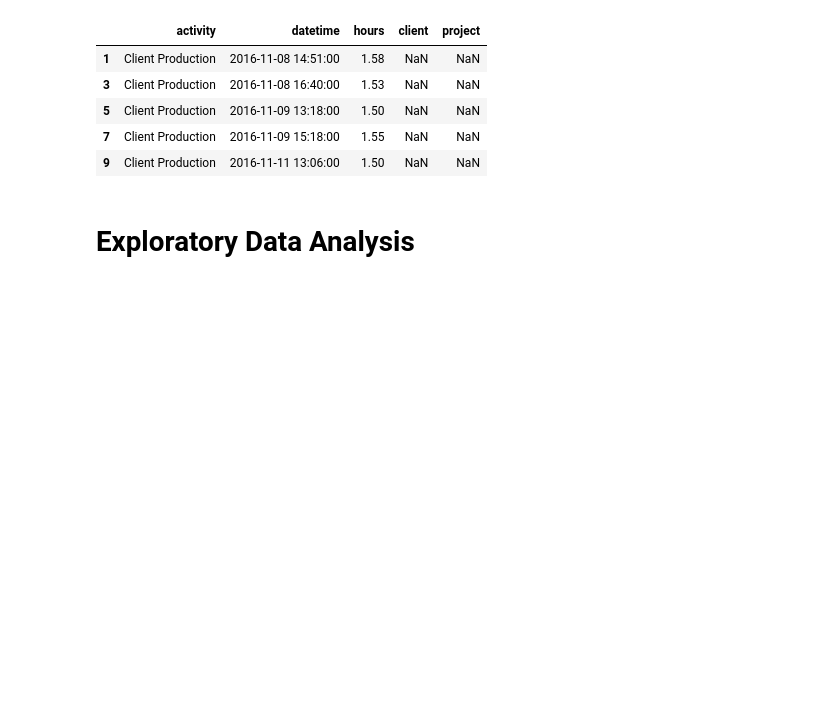
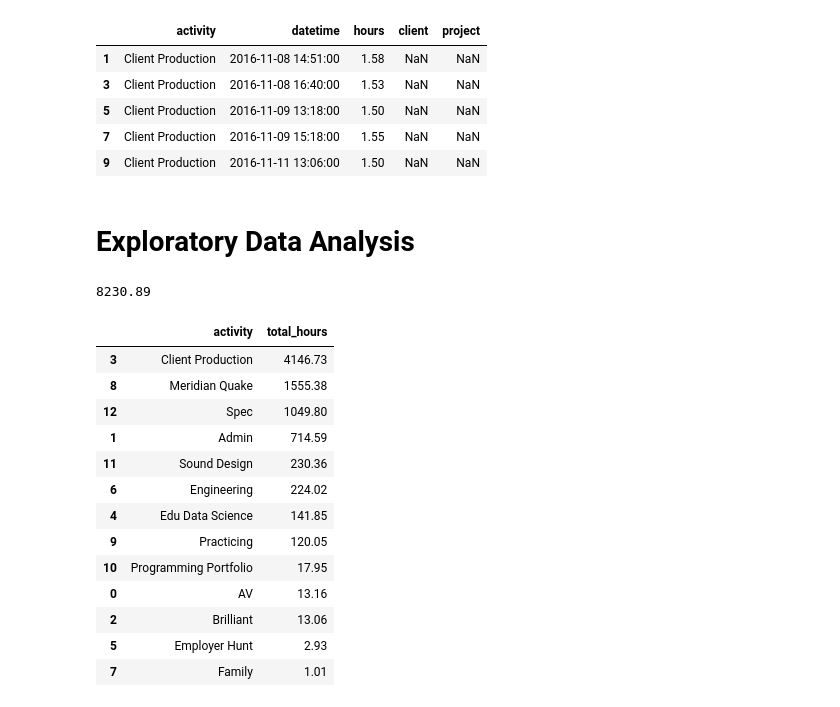
Before and after one commit to awkwardarm/Portfolio-Projects, a Jupyter notebook: TRYBA Time Trackign Analysis.ipynb, the cells around one changed output. Cells and saved outputs as stored; diff of their text form; code cells hidden in the pictures; blank space fills up the shorter version.

```diff
--- a/TRYBA Time Trackign Analysis.ipynb
+++ b/TRYBA Time Trackign Analysis.ipynb
@@ -40,3 +39,27 @@ time_tracking.head()
 | 9 | Client Production | 2016-11-11 13:06:00 | 1.50 | NaN | NaN |
 # %% [markdown]
 # Exploratory Data Analysis
+# %%
+total_hours = time_tracking['hours'].sum()
+print(total_hours)
+# %% [output]
+8230.89
+# %%
+activity_total_hours = time_tracking.groupby('activity').hours.sum().reset_index(name='total_hours')
+activity_total_hours = activity_total_hours.sort_values(by='total_hours', ascending=False)
+activity_total_hours.head(20)
+# %% [output]
+|  | activity | total_hours |
+| 3 | Client Production | 4146.73 |
+| 8 | Meridian Quake | 1555.38 |
+| 12 | Spec | 1049.80 |
+| 1 | Admin | 714.59 |
+| 11 | Sound Design | 230.36 |
+| 6 | Engineering | 224.02 |
+| 4 | Edu Data Science | 141.85 |
+| 9 | Practicing | 120.05 |
+| 10 | Programming Portfolio | 17.95 |
+| 0 | AV | 13.16 |
+| 2 | Brilliant | 13.06 |
+| 5 | Employer Hunt | 2.93 |
+| 7 | Family | 1.01 |
```
Also changed, not shown: parts of 2 cells of this notebook, 2 other files.
